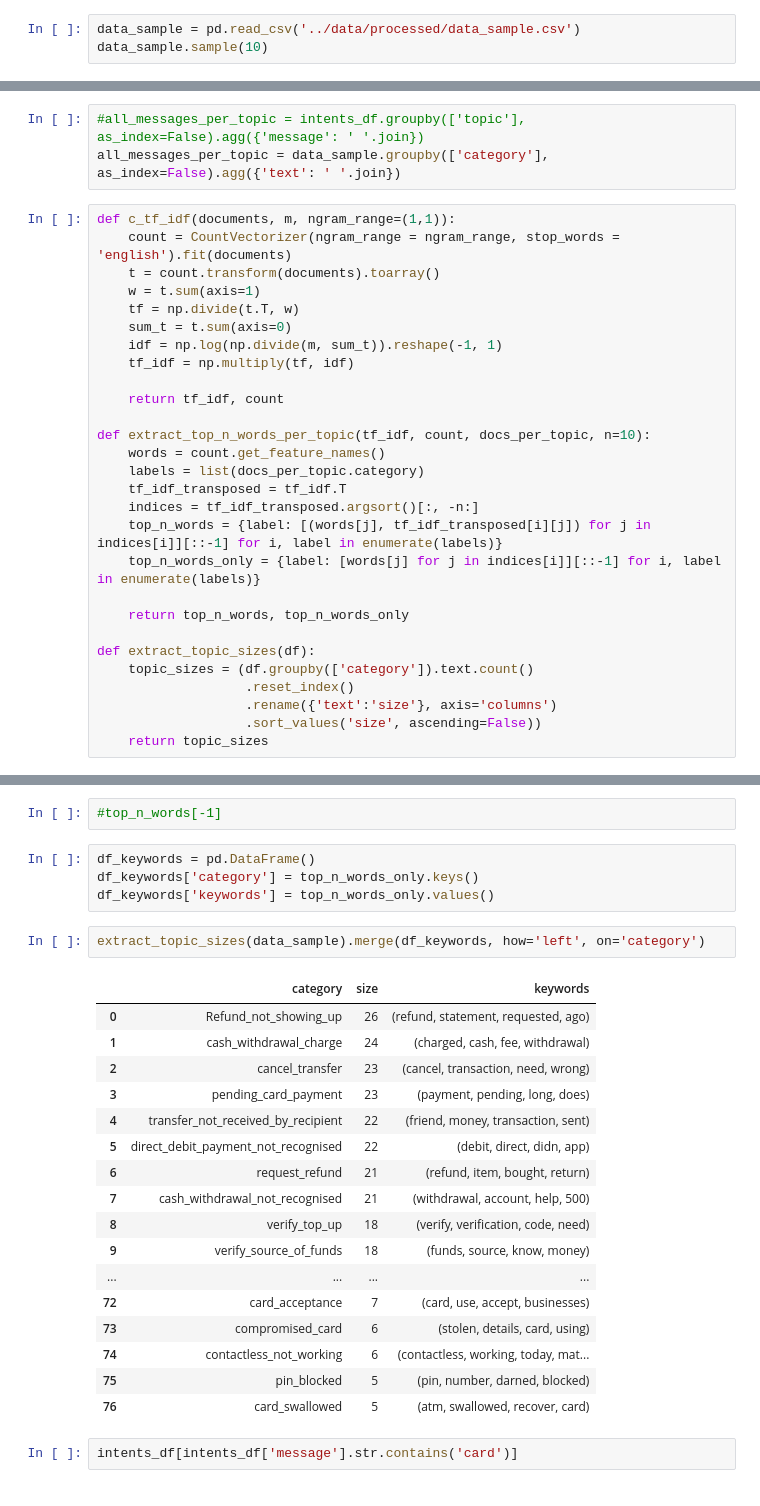
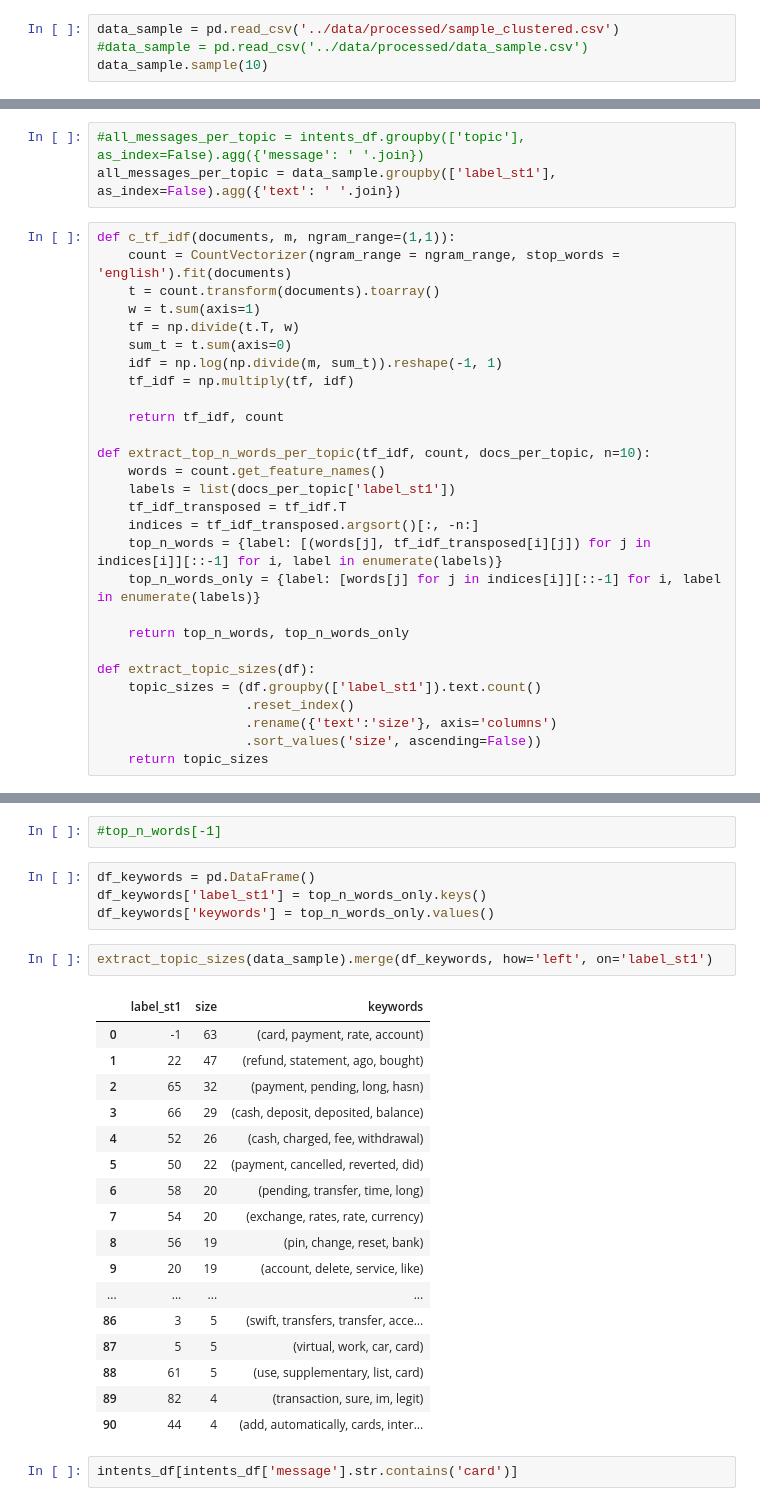
Before and after one commit to dborrelli/chat-intents, a Jupyter notebook: notebooks/06-label-intents.ipynb, the cells around one changed output, grey strips where cells are left out. Drawn from its saved outputs; the diff is of its cells as text.

```diff
--- a/notebooks/06-label-intents.ipynb
+++ b/notebooks/06-label-intents.ipynb
@@ -17,6 +17,7 @@ import spacy
 # %%
 nlp = spacy.load("en_core_web_sm")
 # %%
-data_sample = pd.read_csv('../data/processed/data_sample.csv')
+data_sample = pd.read_csv('../data/processed/sample_clustered.csv')
+#data_sample = pd.read_csv('../data/processed/data_sample.csv')
 data_sample.sample(10)
 # %% [output]
@@ -206,6 +256,6 @@ counter.most_common(2)
 # %%
 #all_messages_per_topic = intents_df.groupby(['topic'], as_index=False).agg({'message': ' '.join})
-all_messages_per_topic = data_sample.groupby(['category'], as_index=False).agg({'text': ' '.join})
+all_messages_per_topic = data_sample.groupby(['label_st1'], as_index=False).agg({'text': ' '.join})
 # %%
 def c_tf_idf(documents, m, ngram_range=(1,1)):
     count = CountVectorizer(ngram_range = ngram_range, stop_words = 'english').fit(documents)
@@ -220,7 +270,7 @@ def c_tf_idf(documents, m, ngram_range=(1,1)):
 
 def extract_top_n_words_per_topic(tf_idf, count, docs_per_topic, n=10):
     words = count.get_feature_names()
-    labels = list(docs_per_topic.category)
+    labels = list(docs_per_topic['label_st1'])
     tf_idf_transposed = tf_idf.T
     indices = tf_idf_transposed.argsort()[:, -n:]
     top_n_words = {label: [(words[j], tf_idf_transposed[i][j]) for j in indices[i]][::-1] for i, label in enumerate(labels)}
@@ -229,7 +279,7 @@ def extract_top_n_words_per_topic(tf_idf, count, docs_per_topic, n=10):
     return top_n_words, top_n_words_only
 
 def extract_topic_sizes(df):
-    topic_sizes = (df.groupby(['category']).text.count()
+    topic_sizes = (df.groupby(['label_st1']).text.count()
                    .reset_index()
                    .rename({'text':'size'}, axis='columns')
                    .sort_values('size', ascending=False))
@@ -249,27 +299,27 @@ top_n_words['wrong_amount_of_cash_received']
 #top_n_words[-1]
 # %%
 df_keywords = pd.DataFrame()
-df_keywords['category'] = top_n_words_only.keys()
+df_keywords['label_st1'] = top_n_words_only.keys()
 df_keywords['keywords'] = top_n_words_only.values()
 # %%
-extract_topic_sizes(data_sample).merge(df_keywords, how='left', on='category')
+extract_topic_sizes(data_sample).merge(df_keywords, how='left', on='label_st1')
 # %% [output]
-|  | category | size | keywords |
-| 0 | Refund_not_showing_up | 26 | (refund, statement, requested, ago) |
-| 1 | cash_withdrawal_charge | 24 | (charged, cash, fee, withdrawal) |
-| 2 | cancel_transfer | 23 | (cancel, transaction, need, wrong) |
-| 3 | pending_card_payment | 23 | (payment, pending, long, does) |
-| 4 | transfer_not_received_by_recipient | 22 | (friend, money, transaction, sent) |
-| 5 | direct_debit_payment_not_recognised | 22 | (debit, direct, didn, app) |
-| 6 | request_refund | 21 | (refund, item, bought, return) |
-| 7 | cash_withdrawal_not_recognised | 21 | (withdrawal, account, help, 500) |
-| 8 | verify_top_up | 18 | (verify, verification, code, need) |
-| 9 | verify_source_of_funds | 18 | (funds, source, know, money) |
+|  | label_st1 | size | keywords |
+| 0 | -1 | 63 | (card, payment, rate, account) |
+| 1 | 22 | 47 | (refund, statement, ago, bought) |
+| 2 | 65 | 32 | (payment, pending, long, hasn) |
+| 3 | 66 | 29 | (cash, deposit, deposited, balance) |
+| 4 | 52 | 26 | (cash, charged, fee, withdrawal) |
+| 5 | 50 | 22 | (payment, cancelled, reverted, did) |
+| 6 | 58 | 20 | (pending, transfer, time, long) |
+| 7 | 54 | 20 | (exchange, rates, rate, currency) |
+| 8 | 56 | 19 | (pin, change, reset, bank) |
+| 9 | 20 | 19 | (account, delete, service, like) |
 | ... | ... | ... | ... |
-| 72 | card_acceptance | 7 | (card, use, accept, businesses) |
-| 73 | compromised_card | 6 | (stolen, details, card, using) |
-| 74 | contactless_not_working | 6 | (contactless, working, today, mat... |
-| 75 | pin_blocked | 5 | (pin, number, darned, blocked) |
-| 76 | card_swallowed | 5 | (atm, swallowed, recover, card) |
+| 86 | 3 | 5 | (swift, transfers, transfer, acce... |
+| 87 | 5 | 5 | (virtual, work, car, card) |
+| 88 | 61 | 5 | (use, supplementary, list, card) |
+| 89 | 82 | 4 | (transaction, sure, im, legit) |
+| 90 | 44 | 4 | (add, automatically, cards, inter... |
 # %%
 intents_df[intents_df['message'].str.contains('card')]
```
Also changed, not shown: parts of 12 cells of this notebook, 1 other file.
